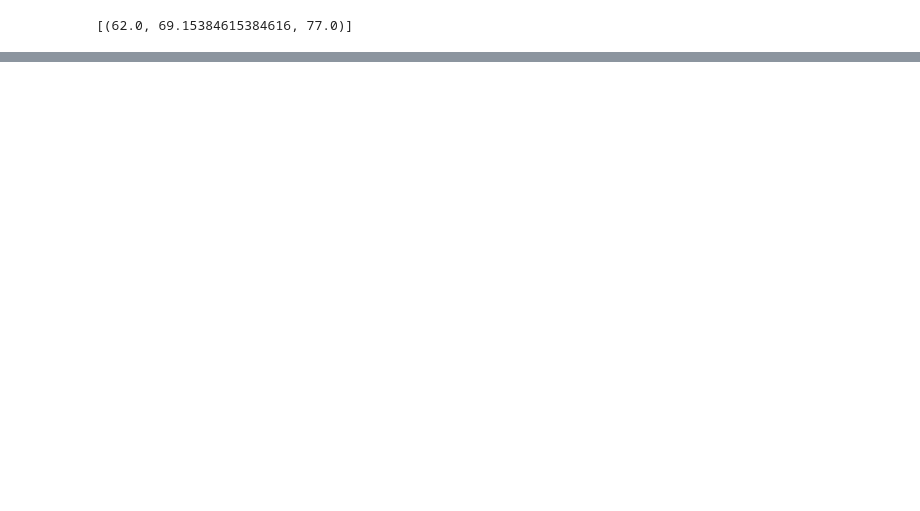
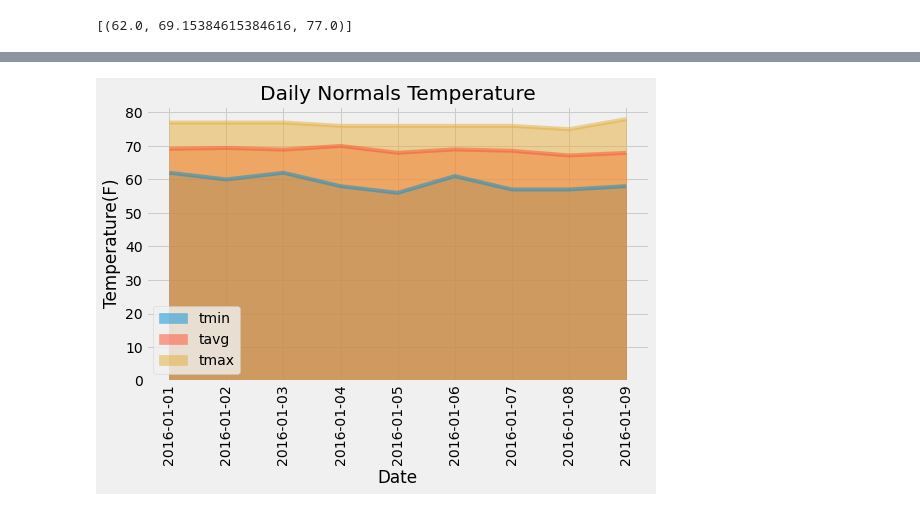
Before and after one commit to datng87/sqlalchemy-challenge, a Jupyter notebook: climate_starter.ipynb, the cells around one changed output, grey strips where cells are left out. Drawn from its saved outputs; the diff is of its cells as text; code cells hidden in the pictures; blank space fills up the shorter version.

```diff
--- a/climate_starter.ipynb
+++ b/climate_starter.ipynb
@@ -226,9 +230,14 @@ daily_normals("01-01")
 # push each tuple of calculations into a list called `normals`
 
 # Set the start and end date of the trip
-
+start_date = datetime.strptime('2016-01-01','%Y-%m-%d')
+end_date= datetime.strptime('2016-01-09','%Y-%m-%d')
 # Use the start and end date to create a range of dates
-
+dates_range = [start_date + dt.timedelta(days=x) for x in range((end_date-start_date).days+1)]
 # Stip off the year and save a list of %m-%d strings
-
+dates_range_string = [datetime.strftime(dates_range[x],'%m-%d') for x in range((end_date-start_date).days+1)]
 # Loop through the list of %m-%d strings and calculate the normals for each date
+list_daily_normal =[]
+for x in dates_range_string:
+    list_daily_normal.append(daily_normals(x)[0])
+list_daily_normal
@@ -235,2 +254,5 @@ daily_normals("01-01")
 # %%
 # Load the previous query results into a Pandas DataFrame and add the `trip_dates` range as the `date` index
+dates_range= [datetime.strftime(dates_range[x],'%Y-%m-%d') for x in range((end_date-start_date).days+1)]
+daily_normals_df = pd.DataFrame(list_daily_normal,columns=['tmin','tavg','tmax'],index=dates_range)
+daily_normals_df
@@ -238,0 +270,10 @@ daily_normals("01-01")
+# %%
+# Plot the daily normals as an area plot with `stacked=False`
+daily_normals_df.plot.area(stacked=False, figsize = (8,6),title='Daily Normals Temperature')
+plt.xticks(rotation = 90)
+plt.xlabel('Date')
+plt.ylabel('Temperature(F)')
+plt.tight_layout()
+plt.savefig('outputs/daily_normals.png',bbox_inches="tight")
+# %% [output]
+[figure, added]
```
Also changed, not shown: parts of 8 cells of this notebook, 4 other files.
